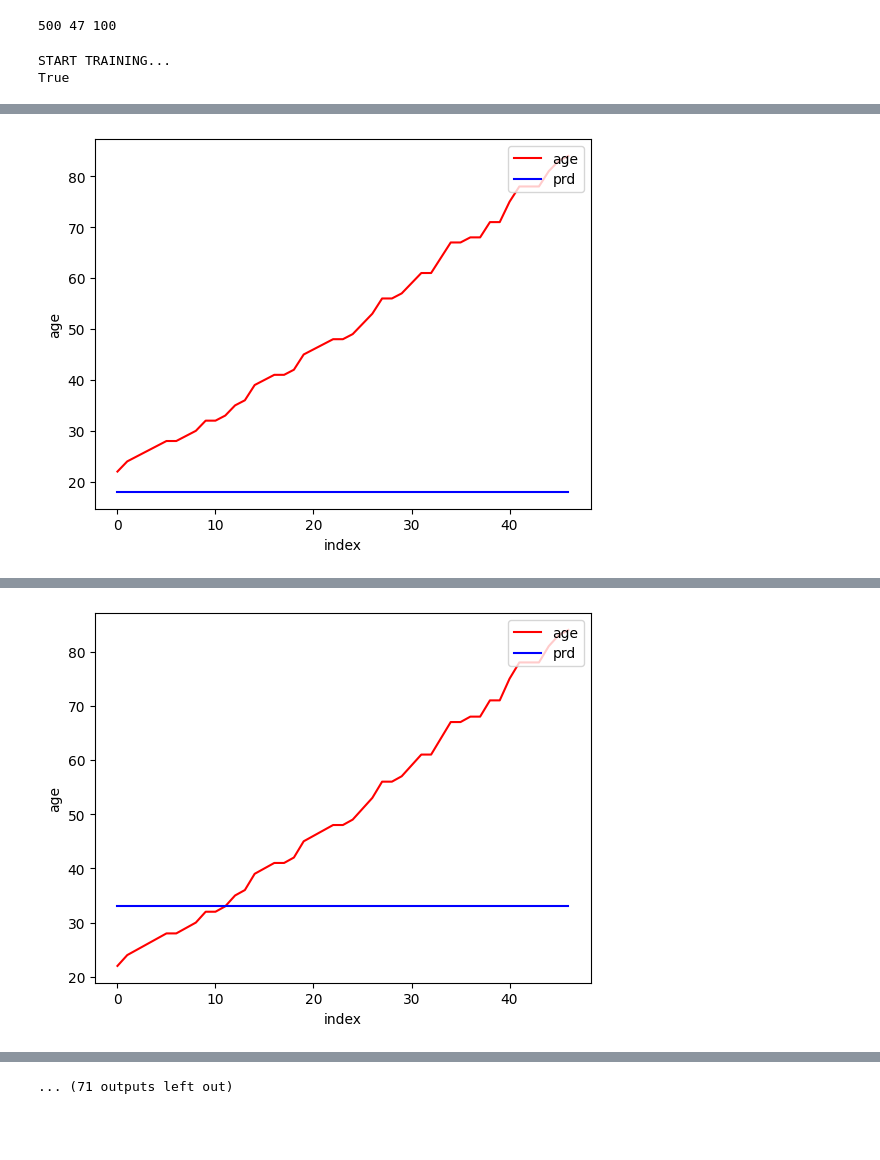
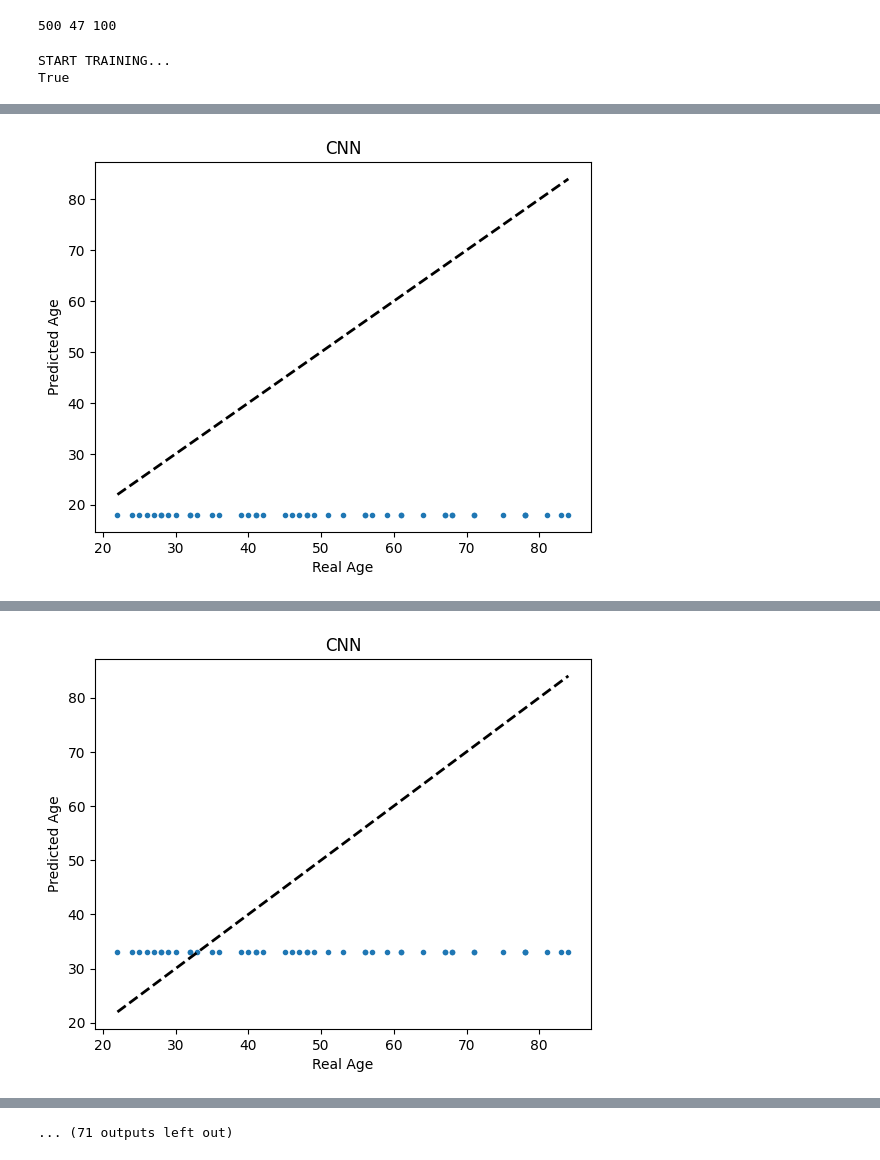
Before and after one commit to cuiyeshuai/ML-for-Imaging-CW, a Jupyter notebook: CW-Brain-Age-Regression.ipynb, the cells around one changed output, grey strips where cells are left out. Drawn from its saved outputs; the diff is of its cells as text; code cells hidden in the pictures; blank space fills up the shorter version.

Commit message:
add new plots

```diff
--- a/CW-Brain-Age-Regression.ipynb
+++ b/CW-Brain-Age-Regression.ipynb
@@ -1594,0 +1596,8 @@ dataset_test = ImageRegressionDataset(files_reg_img_test, files_reg_age_test, im
+# %%
+# First training image
+img = dataset_train[0]['img']
+# from tensor to numpy
+img = img.numpy()
+# plot
+print(img.shape)
+plt.imshow(img[0, 50, :, :])
@@ -1655,13 +1668,26 @@ for epoch in range(1, num_epochs + 1):
     loss_val_log.append(loss_val.item())
     epoch_val_log.append(epoch)
     res.sort(key=lambda x: x[0])
+    # plot a graph
     ages = [i[0] for i in res]
     prds = [i[1] for i in res]
-    plt.plot(range(len(ages)), ages, c='r', label='age')
-    plt.plot(range(len(prds)), prds, c='b', label='prd')
-    plt.legend(loc='upper right')
-    plt.xlabel('index')
-    plt.ylabel('age')
+    plt.scatter(ages, prds, marker='.')
+    plt.plot([min(ages), max(ages)], [min(ages), max(ages)], 'k--', lw=2)
+    plt.xlabel('Real Age')
+    plt.ylabel('Predicted Age')
+    plt.title("CNN")
+
+
+
+
+
+
+
+    # plt.plot(range(len(ages)), ages, c='r', label='age')
+    # plt.plot(range(len(prds)), prds, c='b', label='prd')
+    # plt.legend(loc='upper right')
+    # plt.xlabel('index')
+    # plt.ylabel('age')
     plt.show()
     print('--------------------------------------------------')
     print('+ VALIDATE \tEpoch: {} \tLoss: {:.6f}'.format(epoch, loss_val))
@@ -1708,2 +1734,2 @@ True
-[figure, old version]
+[figure, new version]
 --------------------------------------------------
@@ -1713,2 +1739,2 @@ True
-[figure, old version]
+[figure, new version]
 --------------------------------------------------
```
Also changed, not shown: parts of 7 cells of this notebook.
